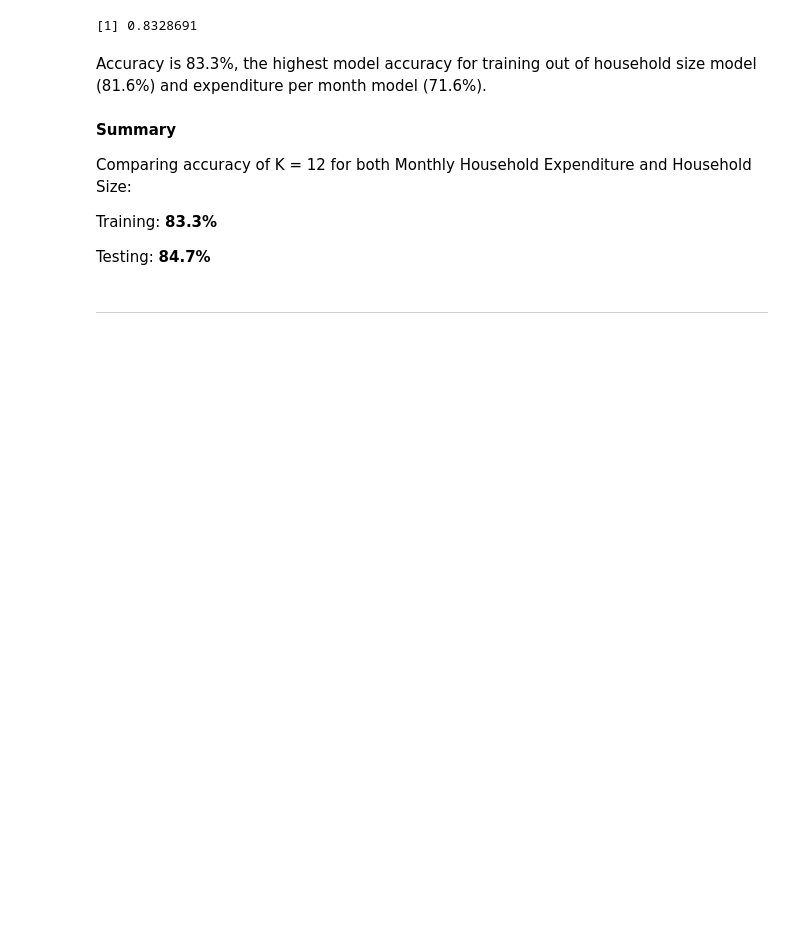
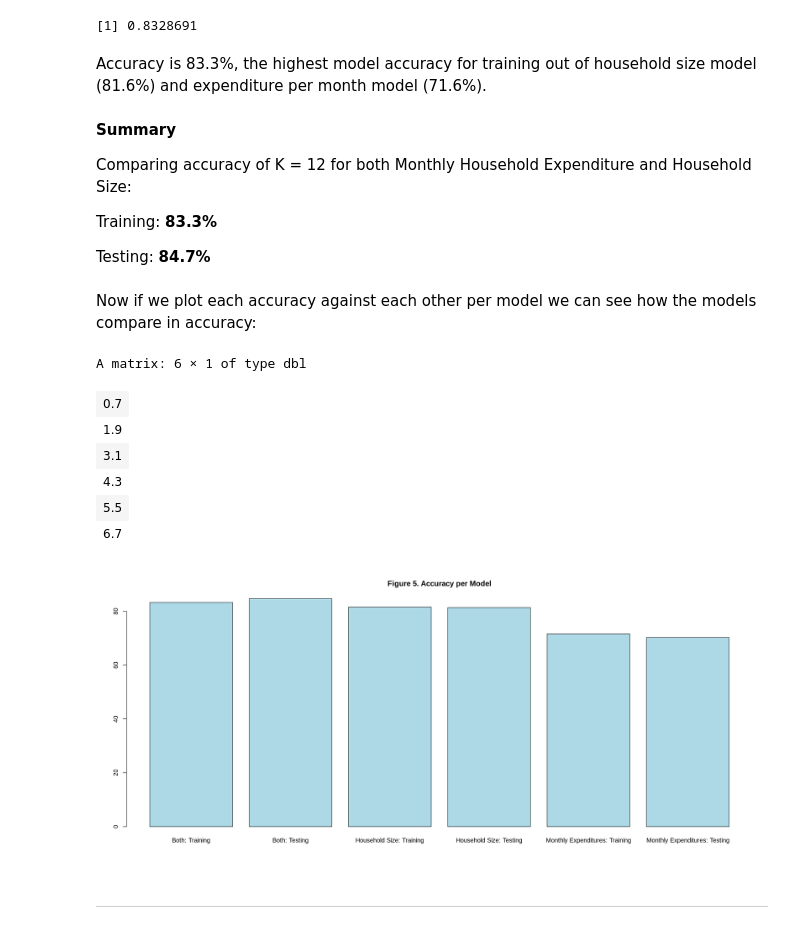
Before and after one commit to ella7920/group_project, a Jupyter notebook: Untitled.ipynb, the cells around one changed output. Saved outputs shown, nothing was run; the diff lists cells and outputs as text; code cells hidden in the pictures; blank space fills up the shorter version.

```diff
--- a/Untitled.ipynb
+++ b/Untitled.ipynb
@@ -619,6 +624,26 @@ Comparing accuracy of K = 12 for both Monthly Household Expenditure and Househol
 Training: **83.3%**
 
 Testing: **84.7%**
+# %% [markdown]
+Now if we plot each accuracy against each other per model we can see how the models compare in accuracy:
+# %%
+options(repr.plot.width=18, repr.plot.height=8)
+x <- c("Both: Training", "Both: Testing", "Household Size: Training", "Household Size: Testing", "Monthly Expenditures: Training",
+            "Monthly Expenditures: Testing")
+
+nutritnstat <- c(83.3, 84.7, 81.6, 81.4, 71.6, 70.3)
+
+comparison_accuracy <- barplot(nutritnstat,names.arg=x, main="Figure 5. Accuracy per Model", col=c("lightblue"))
+comparison_accuracy
+# %% [output]
+A matrix: 6 × 1 of type dbl
+| 0.7 |
+| 1.9 |
+| 3.1 |
+| 4.3 |
+| 5.5 |
+| 6.7 |
+[figure, added]
 # %% [markdown]
 --------------------------------------------------------------------------------------------------------------
 # %% [markdown]
```
Also changed, not shown: parts of 2 cells of this notebook.
